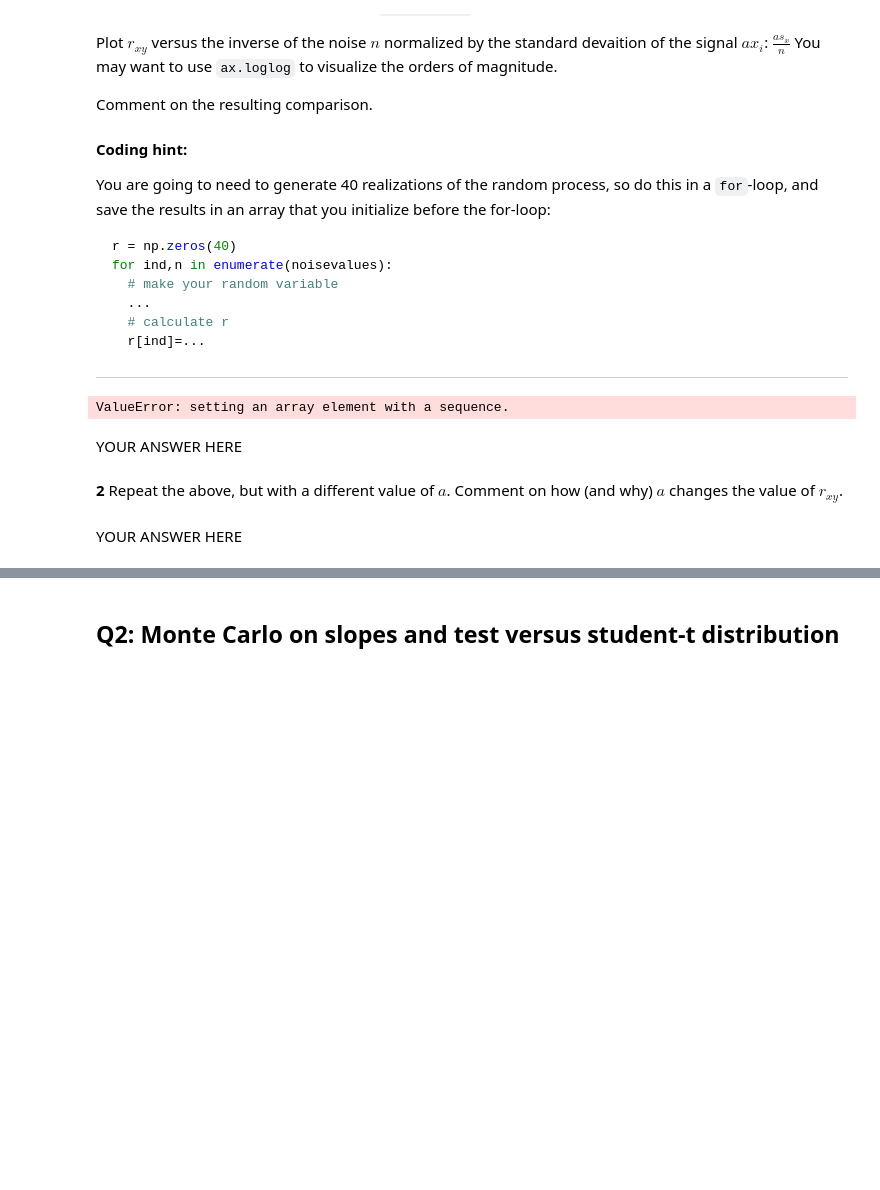
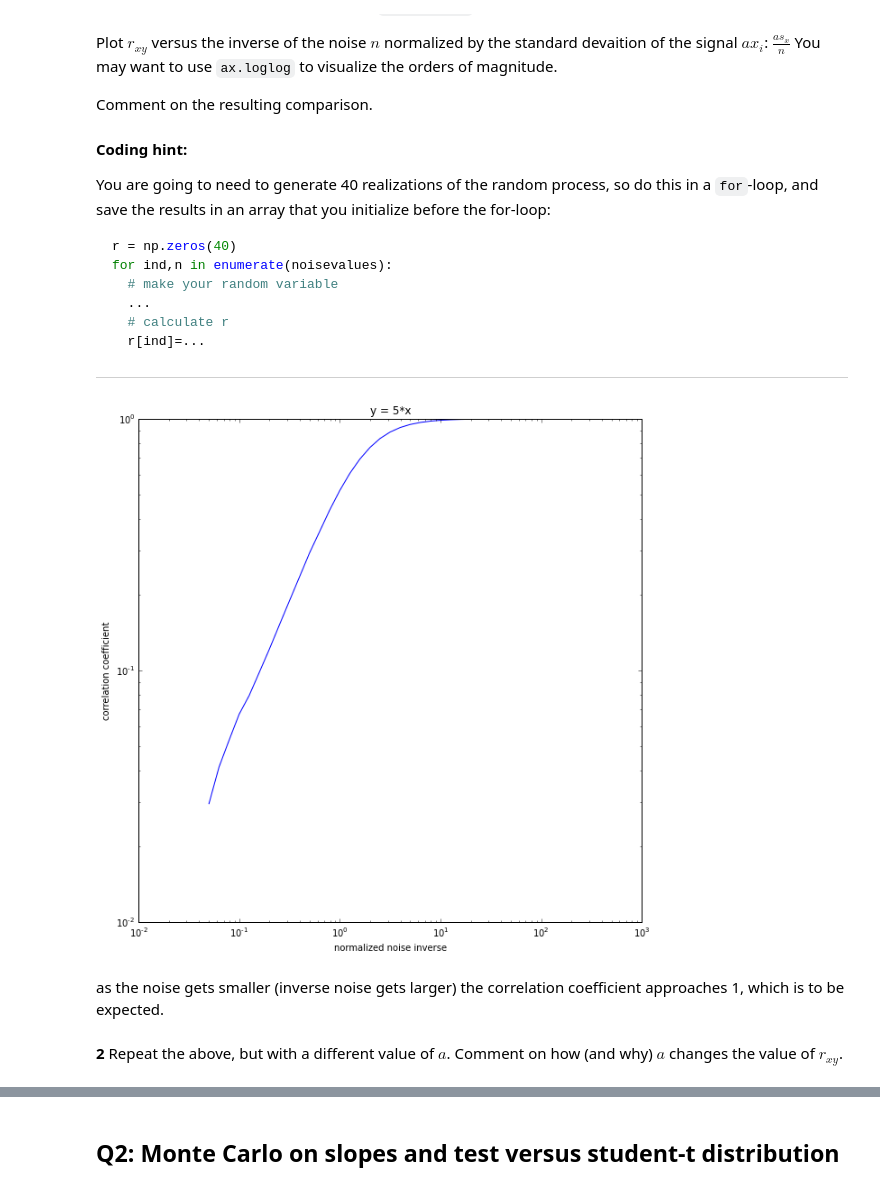
Before and after one commit to mpgriff/P411Assignments, a Jupyter notebook: p411a2-mattgriffiths.ipynb, the cells around one changed output, grey strips where cells are left out. Saved outputs shown, nothing was run; the diff lists cells and outputs as text; code cells hidden in the pictures; blank space fills up the shorter version.

```diff
--- a/p411a2-mattgriffiths.ipynb
+++ b/p411a2-mattgriffiths.ipynb
@@ -39,22 +43,34 @@ import pylab as P
 %matplotlib inline
 # %%
-n =40
-ent = 2000
-x = np.random.normal(0, 1, size=ent)
-a = 5.
-rxy = np.zeros(40)
-y = a*x
-noise = np.logspace(-2, 2, 41, base=10)
+def correlationtest(a, n):
+    ent = 200000
+    x = np.random.normal(0, 1, size=ent); x = x-np.mean(x)
+    rxy = np.zeros(n+1)
+    y = a*x
+    noise = np.logspace(-2, 2, n+1, base=10)
 
-for i, n in enumerate(noise):
-    y = y + np.random.normal(0, n, size=ent)
-    rxy[i] = np.corrcoef(x,y)
-print rxy
+    for i, n in enumerate(noise):
+        y = y + np.random.normal(0, n, size=ent)
+        rxy[i] = m.sqrt(((np.sum(np.dot(x,y)))**2)/((np.sum(x**2))*(np.sum(y**2))))
+    return [x, y, rxy, noise]
+
+def plotcorrelation(ax, a, n):
+    xyrnois = correlationtest(a , n)
+
+    invnoisenorm = np.std(a*xyrnois[0])/xyrnois[3]
+
+    ax.loglog(invnoisenorm, xyrnois[2])
+    ax.set_title('y = ' + str(a) +'*x')
+    ax.set_xlabel('normalized noise inverse')
+    ax.set_ylabel('correlation coefficient')
+    return ax
+
+fig = plt.figure(figsize=(10,10))
+ax = plt.subplot(111)
+ax = plotcorrelation(ax, 5, 40)
 # %% [output]
-ValueError: setting an array element with a sequence.
+[figure, added]
-# %% [markdown]
-YOUR ANSWER HERE
+# %% [markdown]
+as the noise gets smaller (inverse noise gets larger) the correlation coefficient approaches 1, which is to be expected.
 # %% [markdown]
 **2** Repeat the above, but with a different value of $a$.  Comment on how (and why) $a$ changes the value of $r_{xy}$.
-# %% [markdown]
-YOUR ANSWER HERE
```
Also changed, not shown: parts of 30 cells of this notebook.
